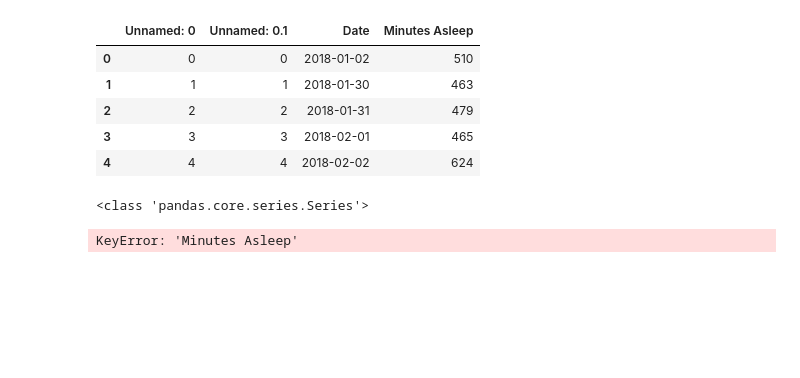
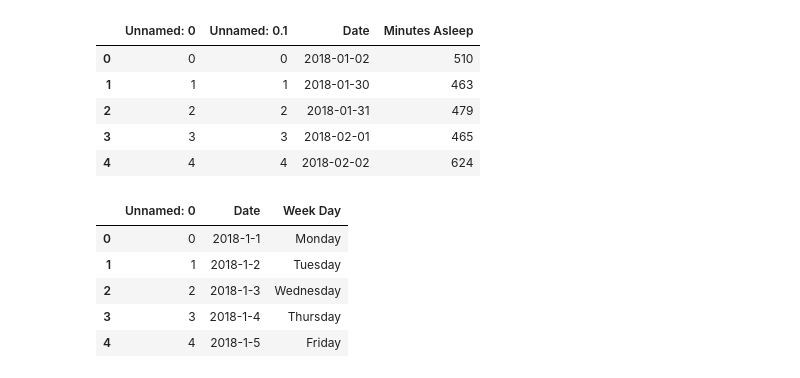
Before and after one commit to CCrisanti/healthhacks2018, a Jupyter notebook: ActivitesDataAcquiring.ipynb, the cells around one changed output. Drawn from its saved outputs; the diff is of its cells as text; code cells hidden in the pictures; blank space fills up the shorter version.

Commit message:
Add days of the week to master database

```diff
--- a/ActivitesDataAcquiring.ipynb
+++ b/ActivitesDataAcquiring.ipynb
@@ -152,10 +152,19 @@ sleepData.head()
 | 3 | 3 | 3 | 2018-02-01 | 465 |
 | 4 | 4 | 4 | 2018-02-02 | 624 |
 # %%
+MasterDF['Minutes Asleep'] = pd.Series()
 for sleepRow in sleepData['Date']:
     masterIndex = pd.Index(MasterDF['Date']).get_loc(sleepRow)
-    print(type(MasterDF['Date']))
     MasterDF['Minutes Asleep'][masterIndex] = sleepRow
-# %% [output]
-<class 'pandas.core.series.Series'>
-KeyError: 'Minutes Asleep'
+# %%
+daysOfTheWeek = pd.read_csv('WeekDays.csv')
+daysOfTheWeek.head()
+#daysOfTheWeek.describe()
+#daysOfTheWeek.info()
+# %% [output]
+|  | Unnamed: 0 | Date | Week Day |
+| 0 | 0 | 2018-1-1 | Monday |
+| 1 | 1 | 2018-1-2 | Tuesday |
+| 2 | 2 | 2018-1-3 | Wednesday |
+| 3 | 3 | 2018-1-4 | Thursday |
+| 4 | 4 | 2018-1-5 | Friday |
```
Also changed, not shown: parts of 1 cell of this notebook, 1 other file.
